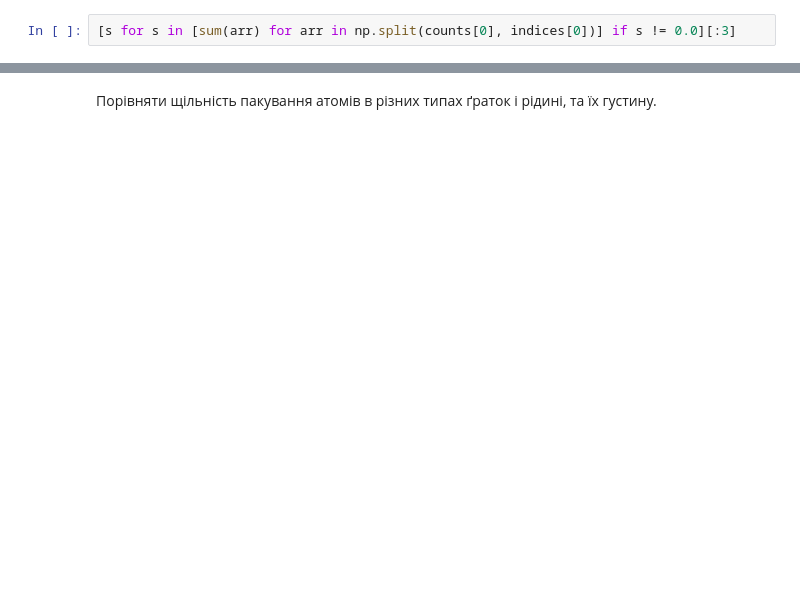
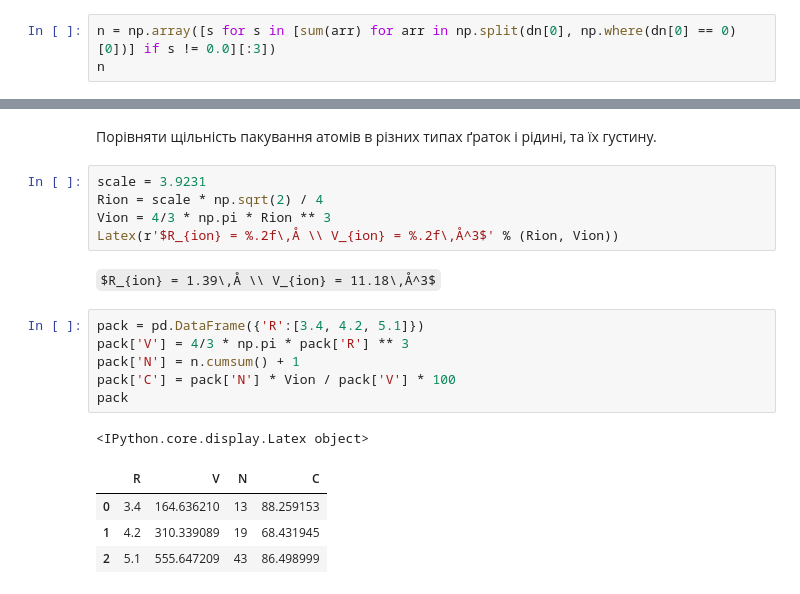
Before and after one commit to rostyq/edu_notebooks, a Jupyter notebook: mesoscale_physics/lab4/lab4.ipynb, the cells around one changed output, grey strips where cells are left out. Drawn from its saved outputs; the diff is of its cells as text; some formulas as TeX source; blank space fills up the shorter version.

```diff
--- a/mesoscale_physics/lab4/lab4.ipynb
+++ b/mesoscale_physics/lab4/lab4.ipynb
@@ -145,5 +158,6 @@ plt_rdf.set_ylabel("$g(r)$")
 # %% [markdown]
 Для кристалу:
 # %%
-[s for s in [sum(arr) for arr in np.split(counts[0], indices[0])] if s != 0.0][:3]
+n = np.array([s for s in [sum(arr) for arr in np.split(dn[0], np.where(dn[0] == 0)[0])] if s != 0.0][:3])
+n
 # %% [output]
@@ -171,4 +202,23 @@ Float64Index([2.68, 3.83, 3.88, 4.73, 4.78, 6.13, 6.83, 6.88], dtype='float64',
 # %% [markdown]
 Порівняти щільність пакування атомів в різних типах ґраток і рідині, та їх густину.
+# %%
+scale = 3.9231
+Rion = scale * np.sqrt(2) / 4
+Vion = 4/3 * np.pi * Rion ** 3
+Latex(r'$R_{ion} = %.2f\,Å \\ V_{ion} = %.2f\,Å^3$' % (Rion, Vion))
+# %% [output]
+$R_{ion} = 1.39\,Å \\ V_{ion} = 11.18\,Å^3$
+# %%
+pack = pd.DataFrame({'R':[3.4, 4.2, 5.1]})
+pack['V'] = 4/3 * np.pi * pack['R'] ** 3
+pack['N'] = n.cumsum() + 1
+pack['C'] = pack['N'] * Vion / pack['V'] * 100
+pack
+# %% [output]
+<IPython.core.display.Latex object>
+|  | R | V | N | C |
+| 0 | 3.4 | 164.636210 | 13 | 88.259153 |
+| 1 | 4.2 | 310.339089 | 19 | 68.431945 |
+| 2 | 5.1 | 555.647209 | 43 | 86.498999 |
 # %% [markdown]
 Пояснити, як узгоджуються ФРР і розташування дифракційних ліній на рентгенограмах.
```
Also changed, not shown: parts of 18 cells of this notebook, 14 other files.
